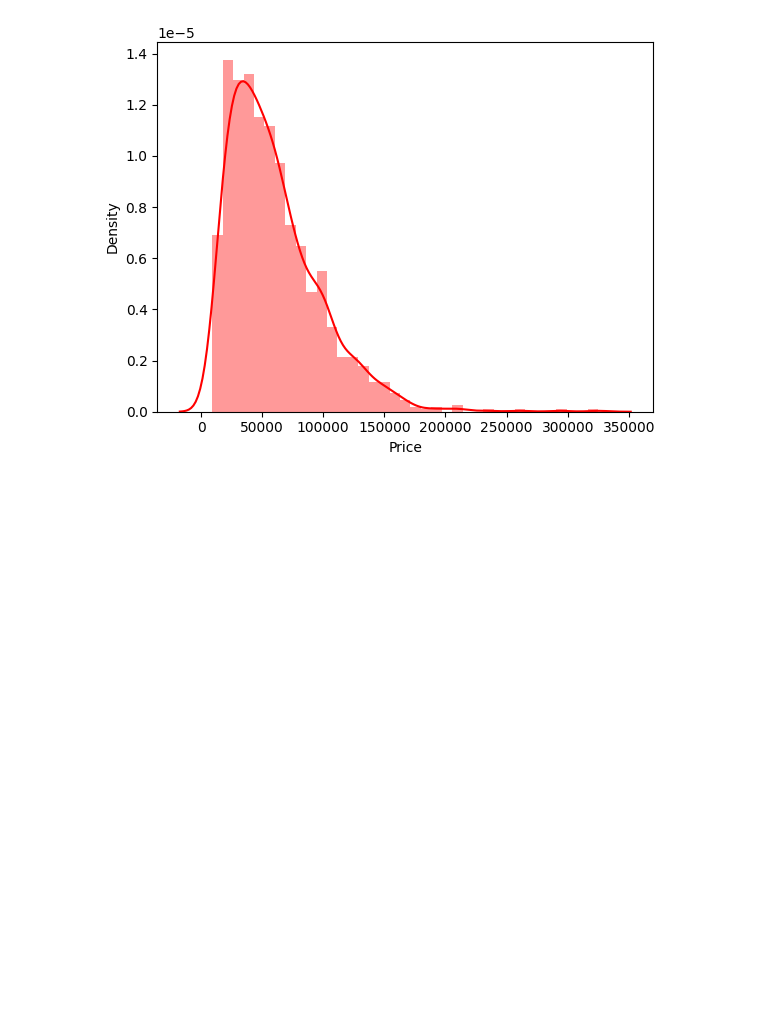
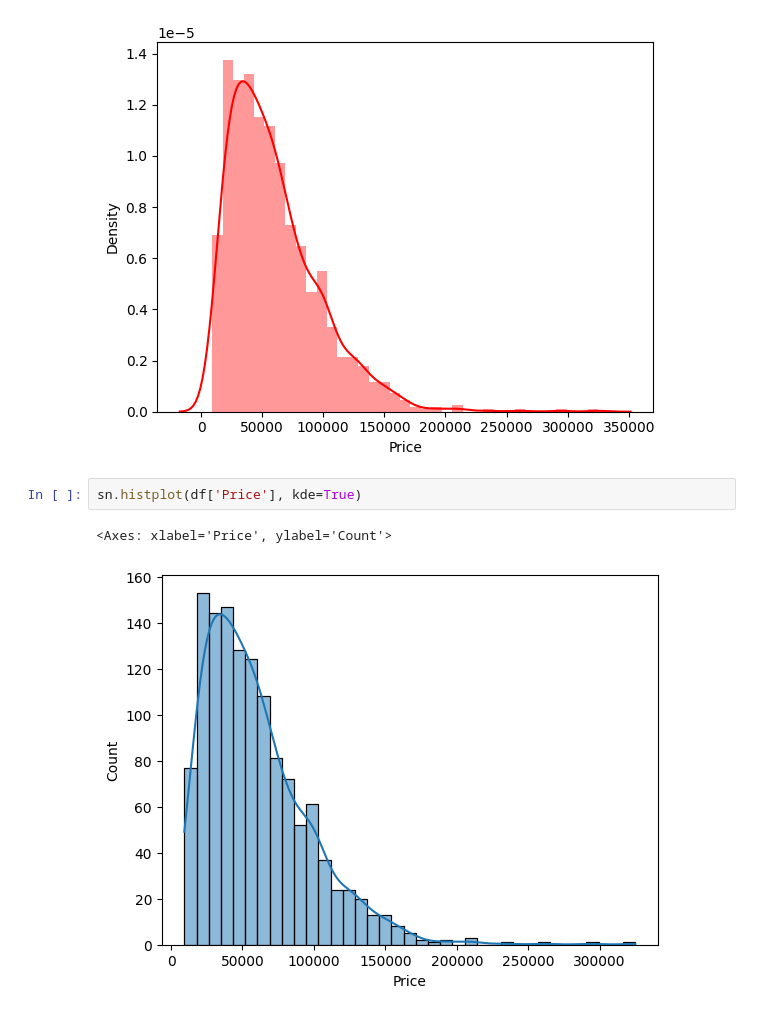
Before and after one commit to KabiraKabira7/laptop-price-predictor-ml-project, a Jupyter notebook: laptop_price_predictor.ipynb, the cells around one changed output. Saved outputs shown, nothing was run; the diff lists cells and outputs as text; blank space fills up the shorter version.

```diff
--- a/laptop_price_predictor.ipynb
+++ b/laptop_price_predictor.ipynb
@@ -190,3 +190,8 @@ https://gist.github.com/mwaskom/de44147ed2974457ad6372750bbe5751
   sn.distplot(df['Price'],color='red')
 <Axes: xlabel='Price', ylabel='Density'>
 [figure]
+# %%
+sn.histplot(df['Price'], kde=True)
+# %% [output]
+<Axes: xlabel='Price', ylabel='Count'>
+[figure, added]
```
Also changed, not shown: parts of 1 cell of this notebook.
